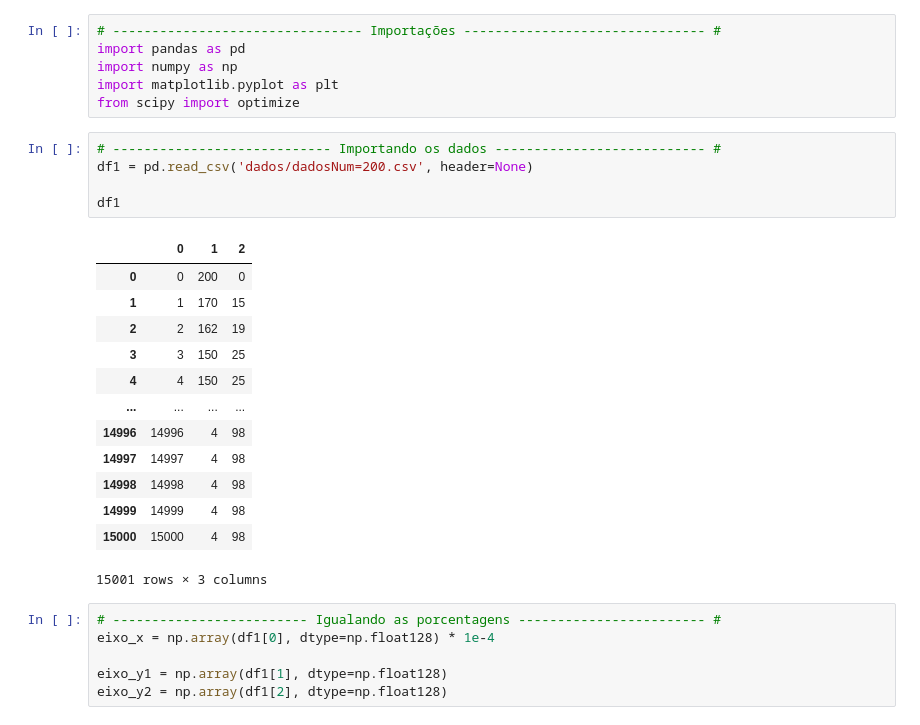
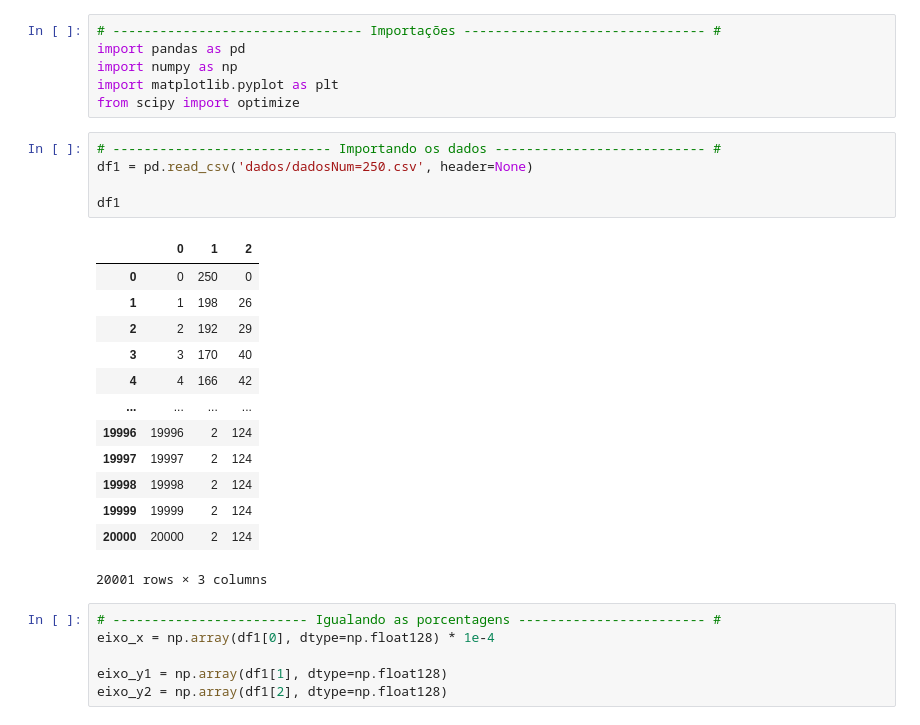
Before and after one commit to alicevk/cinetica-quimica, a Jupyter notebook: analiseGraficos.ipynb, the cells around one changed output. Saved outputs shown, nothing was run; the diff lists cells and outputs as text.

```diff
--- a/analiseGraficos.ipynb
+++ b/analiseGraficos.ipynb
@@ -6,23 +6,23 @@ import matplotlib.pyplot as plt
 from scipy import optimize
 # %%
 # ---------------------------- Importando os dados --------------------------- #
-df1 = pd.read_csv('dados/dadosNum=200.csv', header=None)
+df1 = pd.read_csv('dados/dadosNum=250.csv', header=None)
 
 df1
 # %% [output]
 |  | 0 | 1 | 2 |
-| 0 | 0 | 200 | 0 |
-| 1 | 1 | 170 | 15 |
-| 2 | 2 | 162 | 19 |
-| 3 | 3 | 150 | 25 |
-| 4 | 4 | 150 | 25 |
+| 0 | 0 | 250 | 0 |
+| 1 | 1 | 198 | 26 |
+| 2 | 2 | 192 | 29 |
+| 3 | 3 | 170 | 40 |
+| 4 | 4 | 166 | 42 |
 | ... | ... | ... | ... |
-| 14996 | 14996 | 4 | 98 |
-| 14997 | 14997 | 4 | 98 |
-| 14998 | 14998 | 4 | 98 |
-| 14999 | 14999 | 4 | 98 |
-| 15000 | 15000 | 4 | 98 |
+| 19996 | 19996 | 2 | 124 |
+| 19997 | 19997 | 2 | 124 |
+| 19998 | 19998 | 2 | 124 |
+| 19999 | 19999 | 2 | 124 |
+| 20000 | 20000 | 2 | 124 |
-15001 rows × 3 columns
+20001 rows × 3 columns
 # %%
 # ------------------------- Igualando as porcentagens ------------------------ #
 eixo_x = np.array(df1[0], dtype=np.float128) * 1e-4
```
Also changed, not shown: parts of 4 cells of this notebook.
